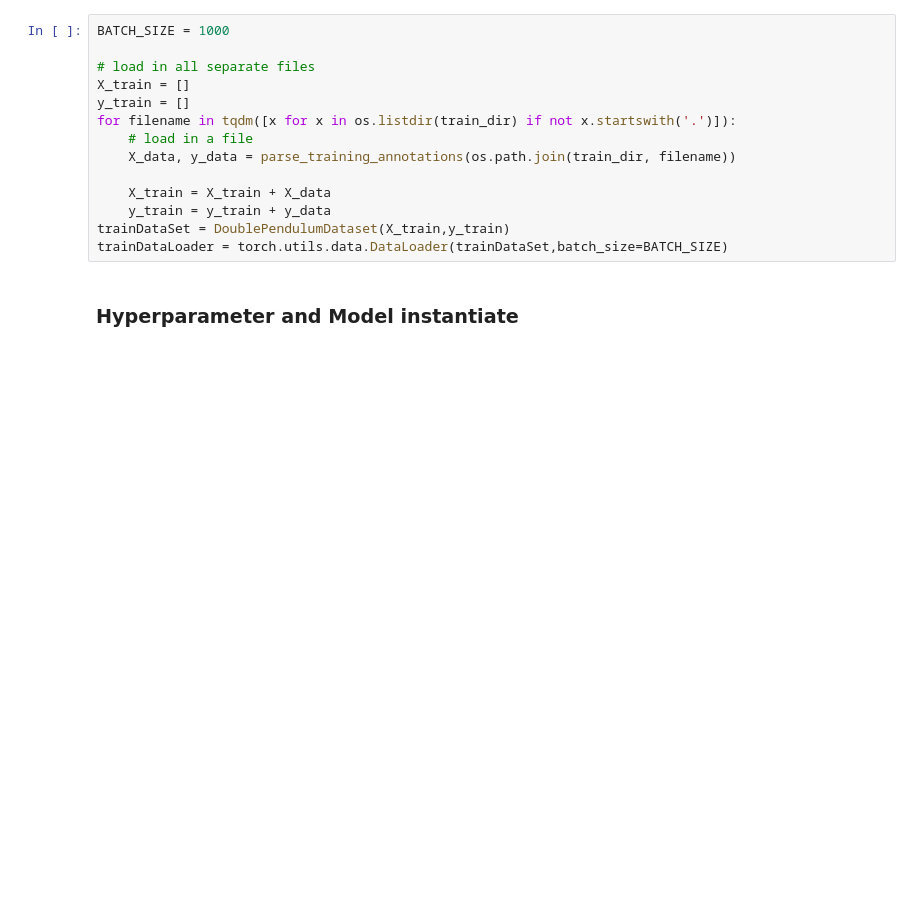
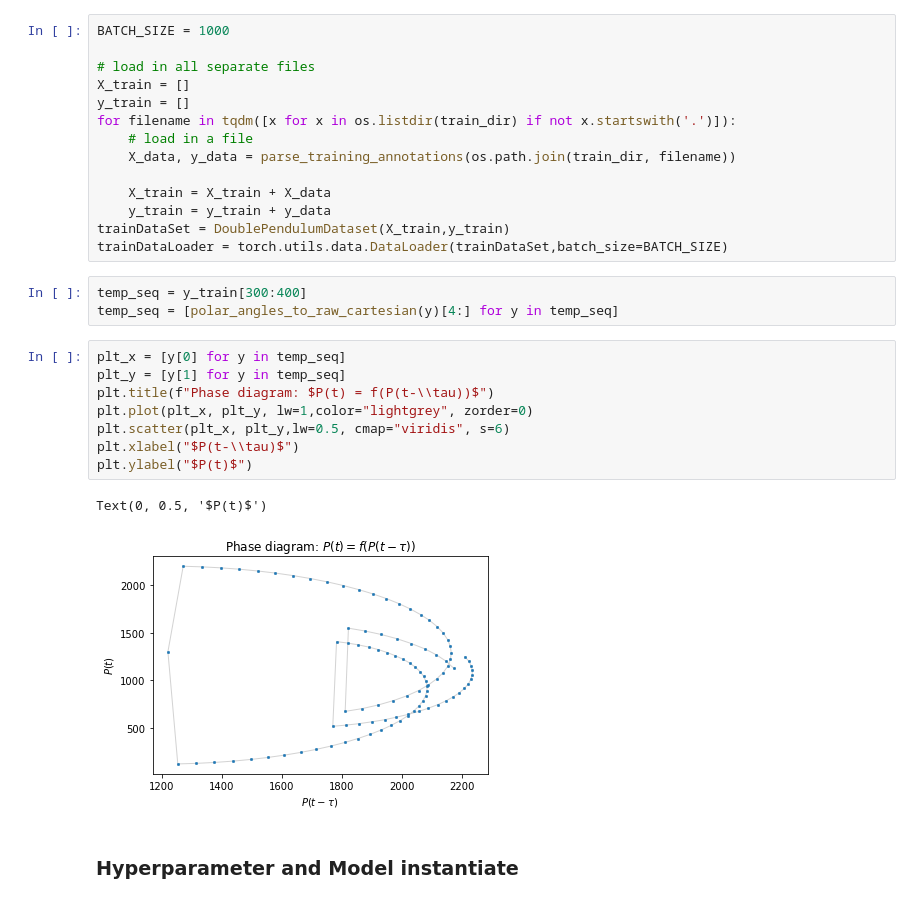
Before and after one commit to gthampak/physinet.io, a Jupyter notebook: LSTM_Baseline.ipynb, the cells around one changed output. Saved outputs shown, nothing was run; the diff lists cells and outputs as text; blank space fills up the shorter version.

```diff
--- a/LSTM_Baseline.ipynb
+++ b/LSTM_Baseline.ipynb
@@ -192,6 +192,20 @@ for filename in tqdm([x for x in os.listdir(train_dir) if not x.startswith('.')]
     y_train = y_train + y_data
 trainDataSet = DoublePendulumDataset(X_train,y_train)
 trainDataLoader = torch.utils.data.DataLoader(trainDataSet,batch_size=BATCH_SIZE)
+# %%
+temp_seq = y_train[300:400]
+temp_seq = [polar_angles_to_raw_cartesian(y)[4:] for y in temp_seq]
+# %%
+plt_x = [y[0] for y in temp_seq]
+plt_y = [y[1] for y in temp_seq]
+plt.title(f"Phase diagram: $P(t) = f(P(t-\\tau))$")
+plt.plot(plt_x, plt_y, lw=1,color="lightgrey", zorder=0)
+plt.scatter(plt_x, plt_y,lw=0.5, cmap="viridis", s=6)
+plt.xlabel("$P(t-\\tau)$")
+plt.ylabel("$P(t)$")
+# %% [output]
+Text(0, 0.5, '$P(t)$')
+[figure, added]
 # %% [markdown]
 ### Hyperparameter and Model instantiate
 # %%
```
Also changed, not shown: 5 other files.
